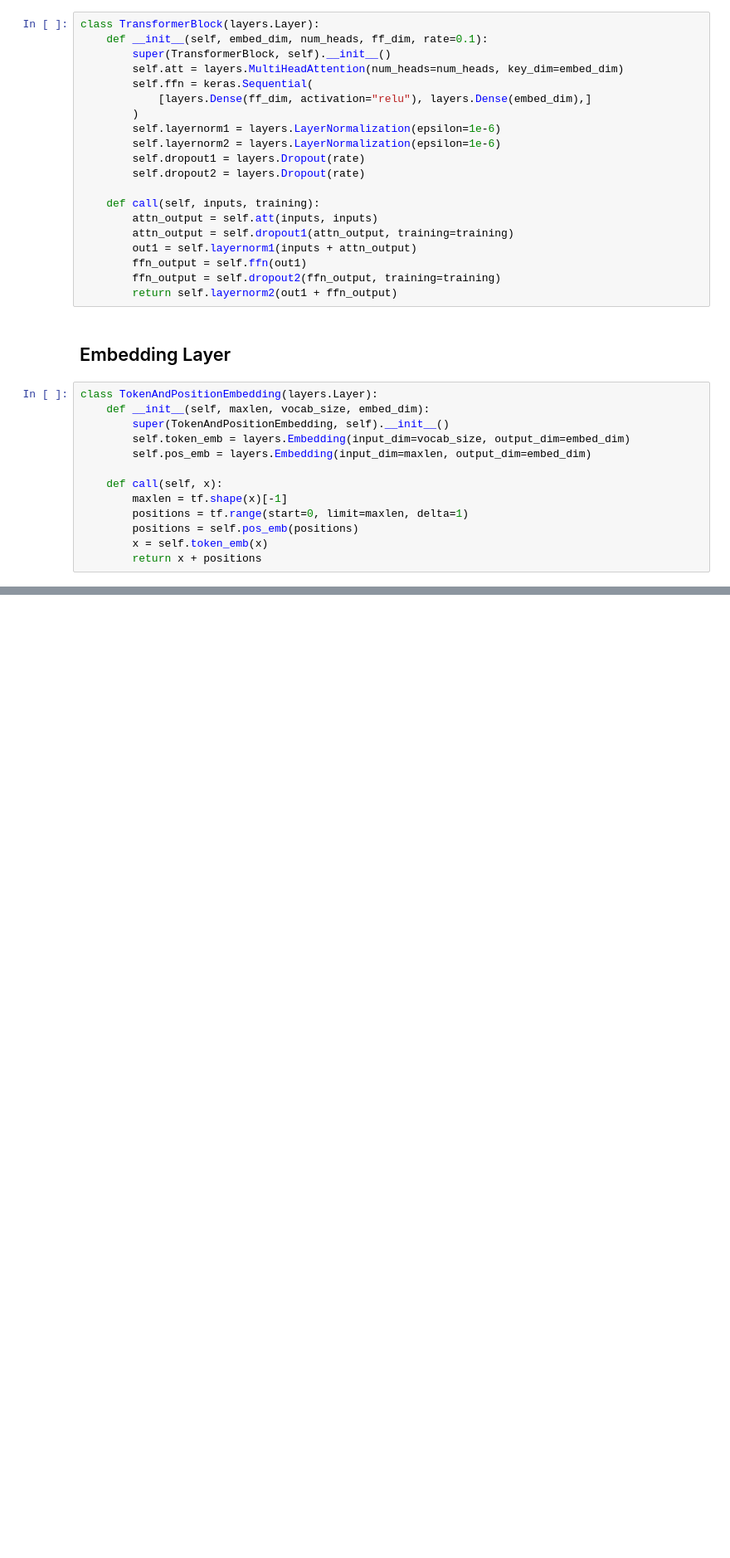
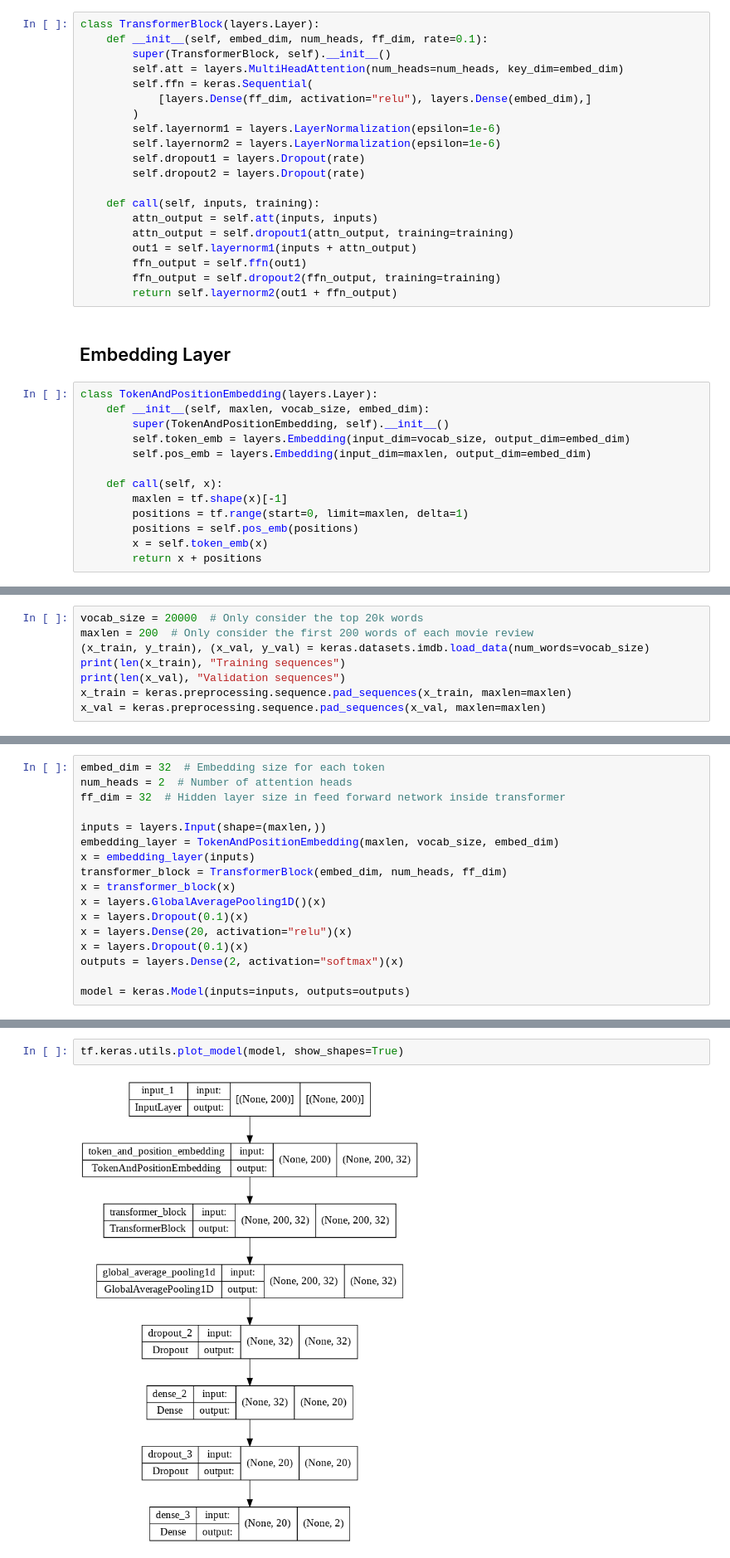
Before and after one commit to manuel-suarez/tensorflow_examples, a Jupyter notebook: Text_classification_with_Transformer.ipynb, the cells around one changed output, grey strips where cells are left out. Shown at 83% size. Cells and saved outputs as stored; diff of their text form; blank space fills up the shorter version.

```diff
--- a/Text_classification_with_Transformer.ipynb
+++ b/Text_classification_with_Transformer.ipynb
@@ -45,0 +48,8 @@ class TokenAndPositionEmbedding(layers.Layer):
+# %%
+vocab_size = 20000  # Only consider the top 20k words
+maxlen = 200  # Only consider the first 200 words of each movie review
+(x_train, y_train), (x_val, y_val) = keras.datasets.imdb.load_data(num_words=vocab_size)
+print(len(x_train), "Training sequences")
+print(len(x_val), "Validation sequences")
+x_train = keras.preprocessing.sequence.pad_sequences(x_train, maxlen=maxlen)
+x_val = keras.preprocessing.sequence.pad_sequences(x_val, maxlen=maxlen)
@@ -45,0 +64,17 @@ class TokenAndPositionEmbedding(layers.Layer):
+# %%
+embed_dim = 32  # Embedding size for each token
+num_heads = 2  # Number of attention heads
+ff_dim = 32  # Hidden layer size in feed forward network inside transformer
+
+inputs = layers.Input(shape=(maxlen,))
+embedding_layer = TokenAndPositionEmbedding(maxlen, vocab_size, embed_dim)
+x = embedding_layer(inputs)
+transformer_block = TransformerBlock(embed_dim, num_heads, ff_dim)
+x = transformer_block(x)
+x = layers.GlobalAveragePooling1D()(x)
+x = layers.Dropout(0.1)(x)
+x = layers.Dense(20, activation="relu")(x)
+x = layers.Dropout(0.1)(x)
+outputs = layers.Dense(2, activation="softmax")(x)
+
+model = keras.Model(inputs=inputs, outputs=outputs)
@@ -45,0 +101,4 @@ class TokenAndPositionEmbedding(layers.Layer):
+# %%
+tf.keras.utils.plot_model(model, show_shapes=True)
+# %% [output]
+[figure, added]
```
Also changed, not shown: parts of 7 cells of this notebook.
